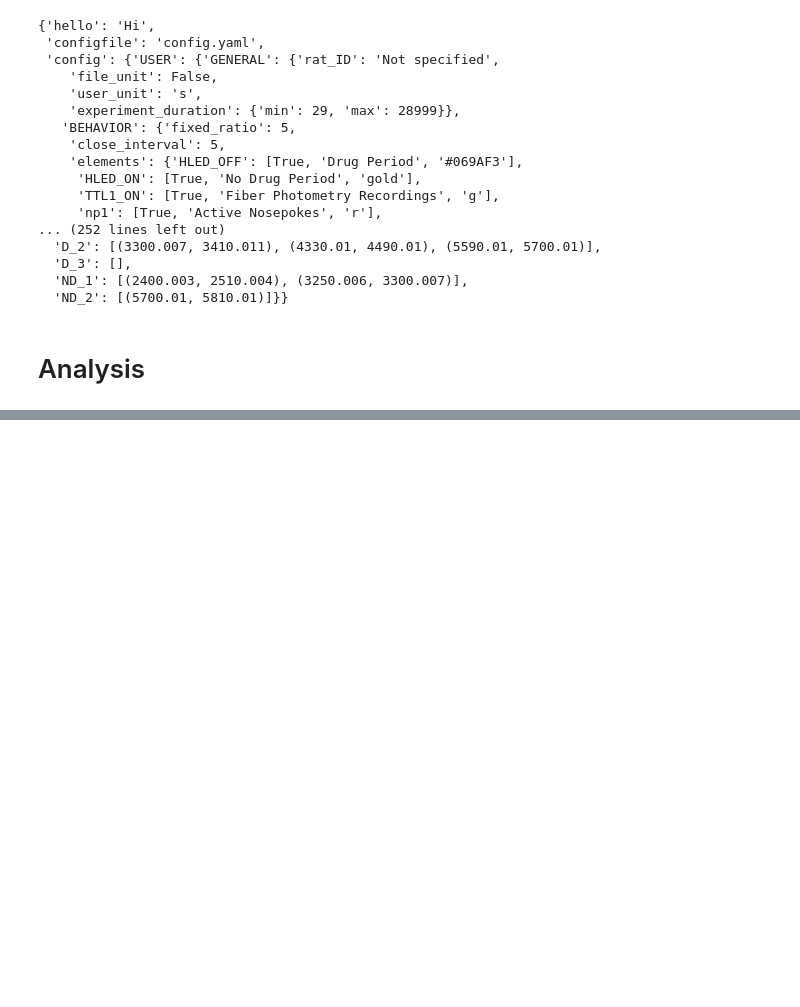
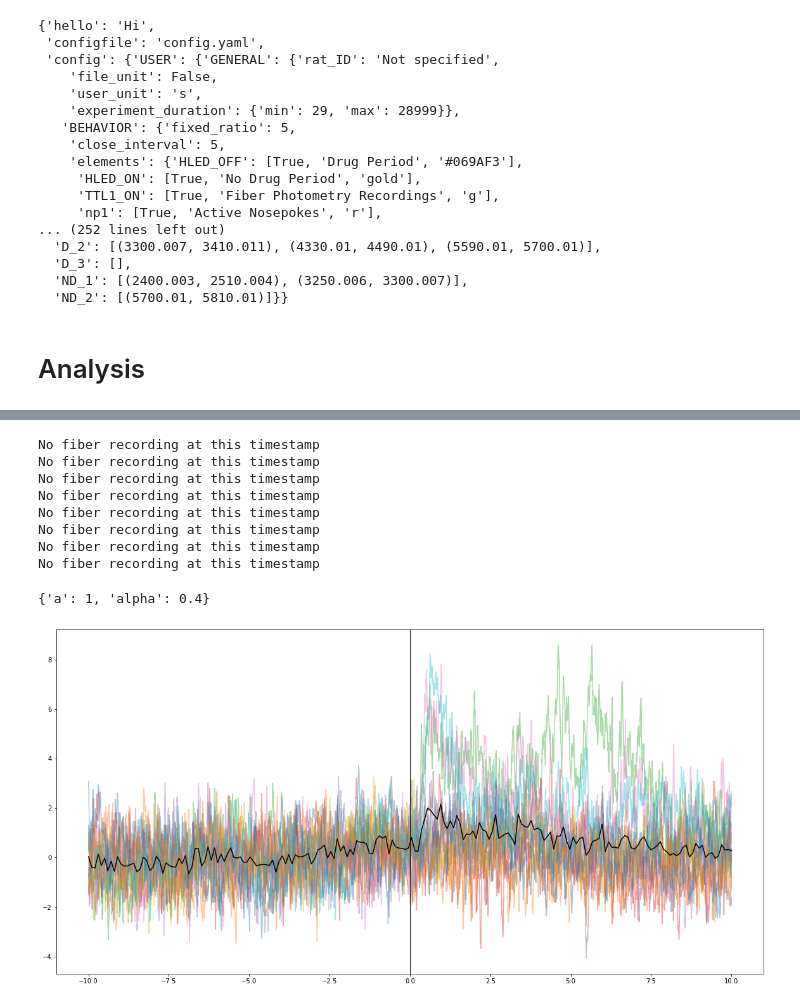
Before and after one commit to matias-ceau/pyfiber, a Jupyter notebook: dev/FIBERPHOTOPY.ipynb, the cells around one changed output, grey strips where cells are left out. Cells and saved outputs as stored; diff of their text form; code cells hidden in the pictures; blank space fills up the shorter version.

```diff
--- a/dev/FIBERPHOTOPY.ipynb
+++ b/dev/FIBERPHOTOPY.ipynb
@@ -103,0 +124,16 @@ No fiber recording at this timestamp
+# %%
+rel()
+test = analysis.MultiSession("../../DATA/test_data")
+multi = test.analyze('led2_off')
+plot_data_and_mean(1000,(-10,10),multi.epoch,multi.zscores,mean_sampling=10,a=1,alpha=0.4)
+# %% [output]
+No fiber recording at this timestamp
+No fiber recording at this timestamp
+No fiber recording at this timestamp
+No fiber recording at this timestamp
+No fiber recording at this timestamp
+No fiber recording at this timestamp
+No fiber recording at this timestamp
+No fiber recording at this timestamp
+{'a': 1, 'alpha': 0.4}
+[figure, added]
```
Also changed, not shown: parts of 25 cells of this notebook, 5 other files.
